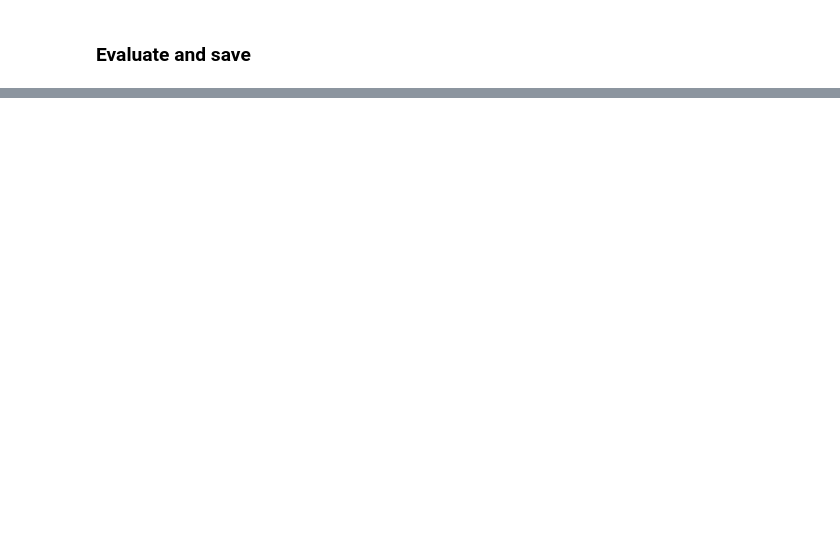
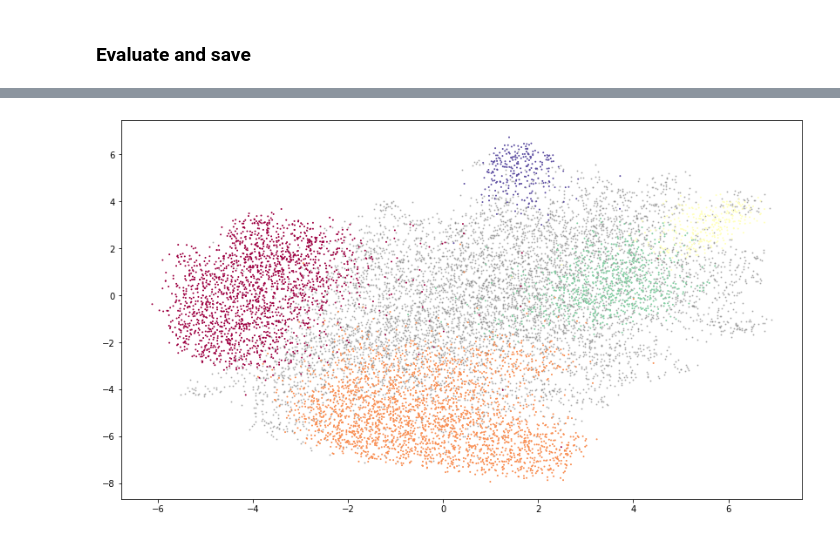
Before and after one commit to kmaksatk/Twitter_Stocks_Correlation, a Jupyter notebook: clustering_analysis.ipynb, the cells around one changed output, grey strips where cells are left out. Drawn from its saved outputs; the diff is of its cells as text; code cells hidden in the pictures; blank space fills up the shorter version.

```diff
--- a/clustering_analysis.ipynb
+++ b/clustering_analysis.ipynb
@@ -566,3 +608,7 @@ clustering.top_ten_words(tweets_with_sw, best_clusters_use.labels_.get())
+# %%
+clustering.plot_clusters(embeddings_use, best_clusters_use, n_neighbors=50, min_dist=1.0)
+# %% [output]
+[figure, added]
 # %%
 #MPNET
 clustering.top_ten_words(tweets_with_sw, best_clusters_mpnet.labels_.get())
```
Also changed, not shown: parts of 37 cells of this notebook.
